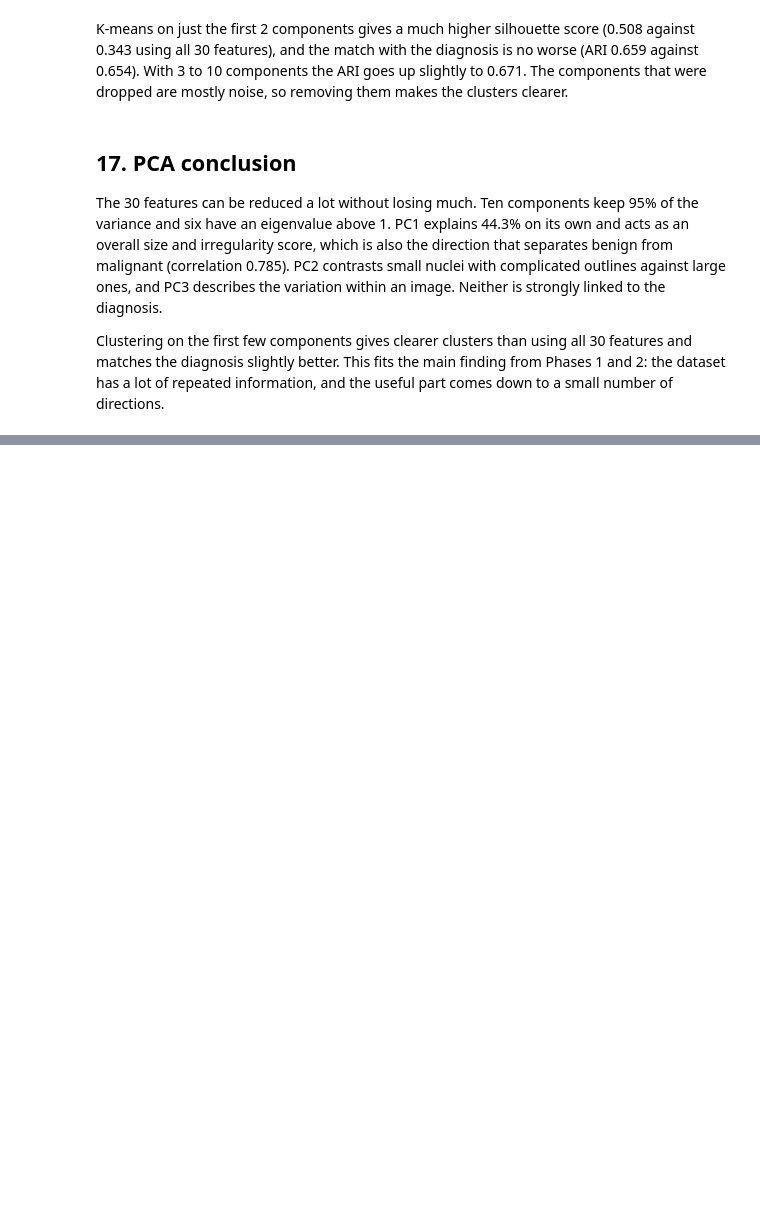
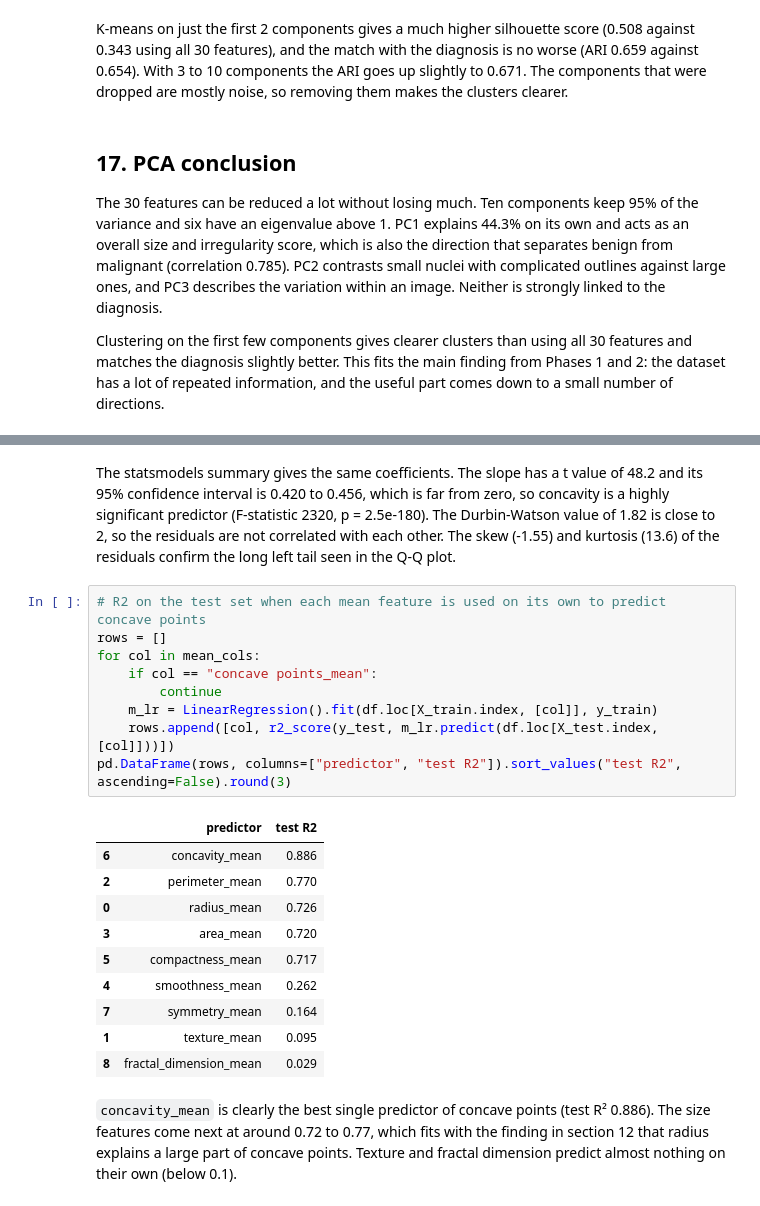
Before and after one commit to HussainDiyab/Hussain_Diyab, a Jupyter notebook: EDA_Phase1.ipynb, the cells around one changed output, grey strips where cells are left out. Saved outputs shown, nothing was run; the diff lists cells and outputs as text; blank space fills up the shorter version.

```diff
--- a/EDA_Phase1.ipynb
+++ b/EDA_Phase1.ipynb
@@ -1460,0 +1607,31 @@ has a lot of repeated information, and the useful part comes down to a small num
+# %% [markdown]
+The statsmodels summary gives the same coefficients. The slope has a t value of 48.2 and its 95%
+confidence interval is 0.420 to 0.456, which is far from zero, so concavity is a highly significant
+predictor (F-statistic 2320, p = 2.5e-180). The Durbin-Watson value of 1.82 is close to 2, so the
+residuals are not correlated with each other. The skew (-1.55) and kurtosis (13.6) of the residuals
+confirm the long left tail seen in the Q-Q plot.
+# %%
+# R2 on the test set when each mean feature is used on its own to predict concave points
+rows = []
+for col in mean_cols:
+    if col == "concave points_mean":
+        continue
+    m_lr = LinearRegression().fit(df.loc[X_train.index, [col]], y_train)
+    rows.append([col, r2_score(y_test, m_lr.predict(df.loc[X_test.index, [col]]))])
+pd.DataFrame(rows, columns=["predictor", "test R2"]).sort_values("test R2", ascending=False).round(3)
+# %% [output]
+|  | predictor | test R2 |
+| 6 | concavity_mean | 0.886 |
+| 2 | perimeter_mean | 0.770 |
+| 0 | radius_mean | 0.726 |
+| 3 | area_mean | 0.720 |
+| 5 | compactness_mean | 0.717 |
+| 4 | smoothness_mean | 0.262 |
+| 7 | symmetry_mean | 0.164 |
+| 1 | texture_mean | 0.095 |
+| 8 | fractal_dimension_mean | 0.029 |
+# %% [markdown]
+`concavity_mean` is clearly the best single predictor of concave points (test R² 0.886). The size
+features come next at around 0.72 to 0.77, which fits with the finding in section 12 that radius
+explains a large part of concave points. Texture and fractal dimension predict almost nothing on
+their own (below 0.1).
```
Also changed, not shown: parts of 37 cells of this notebook.
